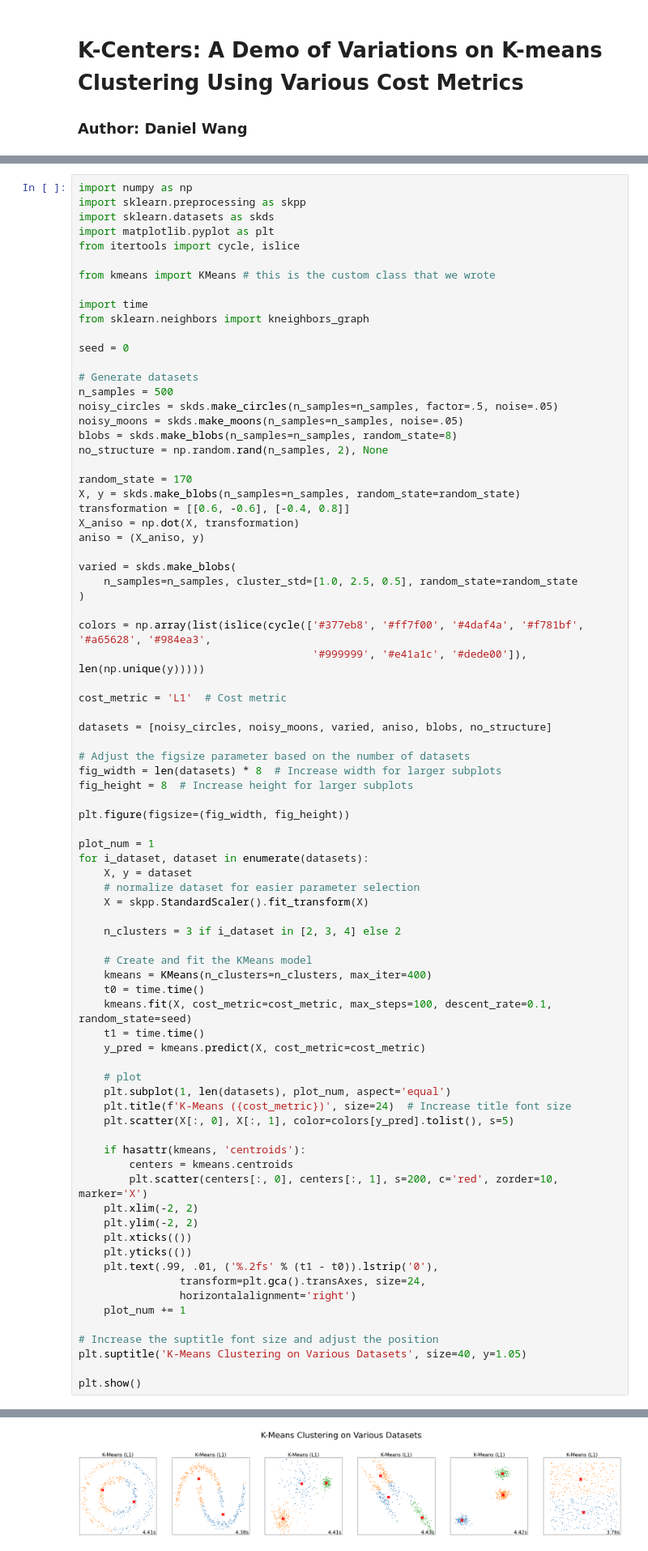
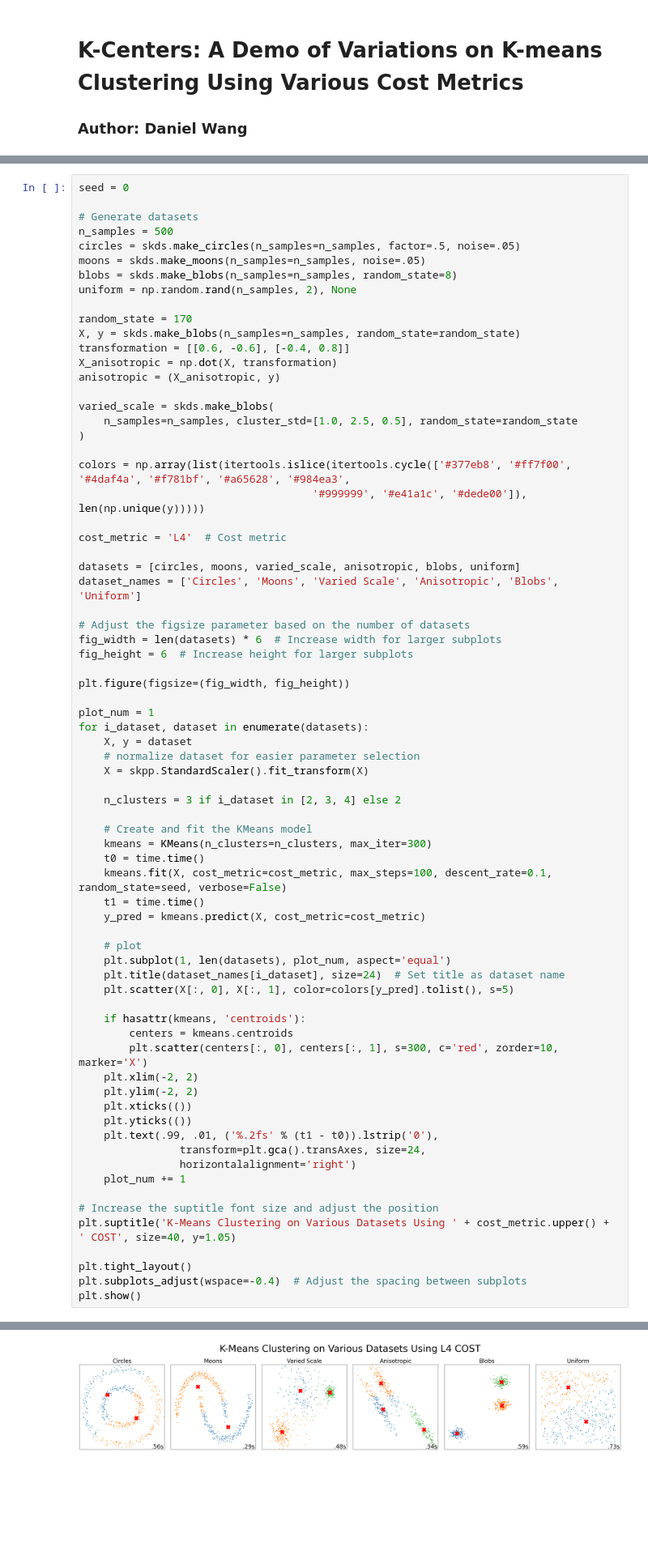
Before and after one commit to KataTech/OTFactorDiscovery, a Jupyter notebook: daniel/Clustering/demo.ipynb, the cells around one changed output, grey strips where cells are left out. Shown at 81% size. Drawn from its saved outputs; the diff is of its cells as text; blank space fills up the shorter version.

```diff
--- a/daniel/Clustering/demo.ipynb
+++ b/daniel/Clustering/demo.ipynb
@@ -10,46 +12,36 @@ from itertools import cycle, islice
 
 from kmeans import KMeans # this is the custom class that we wrote
 # %%
-import numpy as np
-import sklearn.preprocessing as skpp
-import sklearn.datasets as skds
-import matplotlib.pyplot as plt
-from itertools import cycle, islice
-
-from kmeans import KMeans # this is the custom class that we wrote
-
-import time
-from sklearn.neighbors import kneighbors_graph
-
 seed = 0
 
 # Generate datasets
 n_samples = 500
-noisy_circles = skds.make_circles(n_samples=n_samples, factor=.5, noise=.05)
-noisy_moons = skds.make_moons(n_samples=n_samples, noise=.05)
+circles = skds.make_circles(n_samples=n_samples, factor=.5, noise=.05)
+moons = skds.make_moons(n_samples=n_samples, noise=.05)
 blobs = skds.make_blobs(n_samples=n_samples, random_state=8)
-no_structure = np.random.rand(n_samples, 2), None
+uniform = np.random.rand(n_samples, 2), None
 
 random_state = 170
 X, y = skds.make_blobs(n_samples=n_samples, random_state=random_state)
 transformation = [[0.6, -0.6], [-0.4, 0.8]]
-X_aniso = np.dot(X, transformation)
-aniso = (X_aniso, y)
+X_anisotropic = np.dot(X, transformation)
+anisotropic = (X_anisotropic, y)
 
-varied = skds.make_blobs(
+varied_scale = skds.make_blobs(
     n_samples=n_samples, cluster_std=[1.0, 2.5, 0.5], random_state=random_state
 )
 
-colors = np.array(list(islice(cycle(['#377eb8', '#ff7f00', '#4daf4a', '#f781bf', '#a65628', '#984ea3',
+colors = np.array(list(itertools.islice(itertools.cycle(['#377eb8', '#ff7f00', '#4daf4a', '#f781bf', '#a65628', '#984ea3',
                                      '#999999', '#e41a1c', '#dede00']), len(np.unique(y)))))
 
-cost_metric = 'L1'  # Cost metric
+cost_metric = 'L4'  # Cost metric
 
-datasets = [noisy_circles, noisy_moons, varied, aniso, blobs, no_structure]
+datasets = [circles, moons, varied_scale, anisotropic, blobs, uniform]
+dataset_names = ['Circles', 'Moons', 'Varied Scale', 'Anisotropic', 'Blobs', 'Uniform']
 
 # Adjust the figsize parameter based on the number of datasets
-fig_width = len(datasets) * 8  # Increase width for larger subplots
-fig_height = 8  # Increase height for larger subplots
+fig_width = len(datasets) * 6  # Increase width for larger subplots
+fig_height = 6  # Increase height for larger subplots
 
 plt.figure(figsize=(fig_width, fig_height))
 
@@ -62,20 +54,20 @@ for i_dataset, dataset in enumerate(datasets):
     n_clusters = 3 if i_dataset in [2, 3, 4] else 2
 
     # Create and fit the KMeans model
-    kmeans = KMeans(n_clusters=n_clusters, max_iter=400)
+    kmeans = KMeans(n_clusters=n_clusters, max_iter=300)
     t0 = time.time()
-    kmeans.fit(X, cost_metric=cost_metric, max_steps=100, descent_rate=0.1, random_state=seed)
+    kmeans.fit(X, cost_metric=cost_metric, max_steps=100, descent_rate=0.1, random_state=seed, verbose=False)
     t1 = time.time()
     y_pred = kmeans.predict(X, cost_metric=cost_metric)
 
     # plot
     plt.subplot(1, len(datasets), plot_num, aspect='equal')
-    plt.title(f'K-Means ({cost_metric})', size=24)  # Increase title font size
+    plt.title(dataset_names[i_dataset], size=24)  # Set title as dataset name
     plt.scatter(X[:, 0], X[:, 1], color=colors[y_pred].tolist(), s=5)
 
     if hasattr(kmeans, 'centroids'):
         centers = kmeans.centroids
-        plt.scatter(centers[:, 0], centers[:, 1], s=200, c='red', zorder=10, marker='X')
+        plt.scatter(centers[:, 0], centers[:, 1], s=300, c='red', zorder=10, marker='X')
     plt.xlim(-2, 2)
     plt.ylim(-2, 2)
     plt.xticks(())
@@ -86,7 +78,9 @@ for i_dataset, dataset in enumerate(datasets):
     plot_num += 1
 
 # Increase the suptitle font size and adjust the position
-plt.suptitle('K-Means Clustering on Various Datasets', size=40, y=1.05)
+plt.suptitle('K-Means Clustering on Various Datasets Using ' + cost_metric.upper() + ' COST', size=40, y=1.05)
 
+plt.tight_layout()
+plt.subplots_adjust(wspace=-0.4)  # Adjust the spacing between subplots
 plt.show()
 # %% [output]
@@ -110,4 +98,4 @@ This may take a while.
-[figure, old version]
+[figure, new version]
 # %% [markdown]
 ## Comparison of K-Medians (using the geometric median) and K-Means (using the centroid)
 # %%
```
Also changed, not shown: parts of 7 cells of this notebook, 3 other files.
